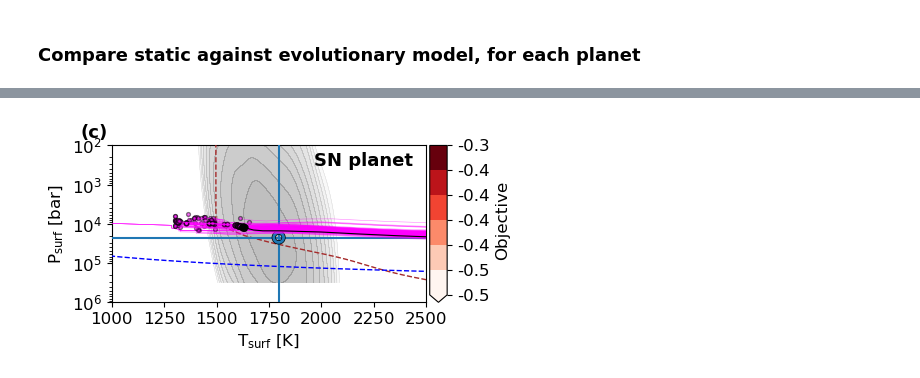
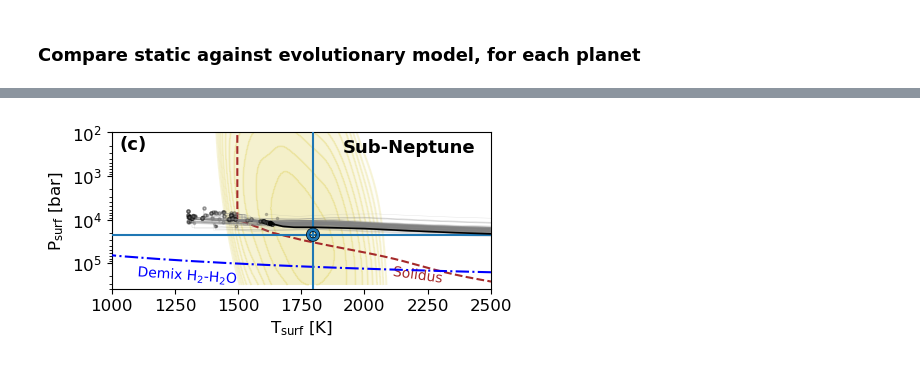
Before and after one commit to nichollsh/proteus_analysis, a Jupyter notebook: bayesopt_static.ipynb, the cells around one changed output, grey strips where cells are left out. Cells and saved outputs as stored; diff of their text form; code cells hidden in the pictures.

Commit message:
plots

```diff
--- a/bayesopt_static.ipynb
+++ b/bayesopt_static.ipynb
@@ -489,7 +494,7 @@ WARNING:root:Too few points to create valid contours
 KDE_ALPHA_MIN = 0.05
 KDE_ALPHA_MAX = 0.50
 
-def _kde2d(ax, x, y, log_x=False, log_y=False, n_levels=5, zorder=1, col='grey'):
+def _kde2d(ax, x, y, log_x=False, log_y=False, n_levels=5, zorder=1, col='grey', label=None):
     """2D KDE contours with independent log/linear transform per axis."""
     xd = np.log10(np.asarray(x, float)) if log_x else np.asarray(x, float)
     yd = np.log10(np.asarray(y, float)) if log_y else np.asarray(y, float)
@@ -523,17 +528,19 @@ def _kde2d(ax, x, y, log_x=False, log_y=False, n_levels=5, zorder=1, col='grey')
             alpha=alphas[k],
             zorder=zorder,
         )  # noqa: F405
-    ax.contour(
+    cont = ax.contour(
         Xp,
         Yp,
         Zi,
         levels=levels,
         colors=[col],  # noqa: F405
-        linecolors=['k'],
-        linewidths=0.3,
         alpha=0.30,
         zorder=zorder,
     )
+
+    patch= ax.add_patch(mpl.patches.Rectangle((np.median(Xp), np.median(Yp)), 0.0, 0.0, alpha=KDE_ALPHA_MAX,facecolor=col,label=label))
+
+    return patch
 # %%
 iplt =0
 
@@ -564,7 +571,7 @@ def comp_evol_stat(suf):
     ylabel = r"P$_{\rm surf}$ [bar]"
     ykey = "p_surf"; yfmt = "%.2f"
     ymin = 1e2
-    ymax = 1e6
+    ymax = 4e5
 
     fig,ax = plt.subplots(1,1,figsize=(5,2.5))
 
@@ -597,17 +604,18 @@ def comp_evol_stat(suf):
 
     # show mcmc output as KDE
     _kde2d(ax, x, y, log_x=ia.util.varprops[xkey].log, log_y=ia.util.varprops[ykey].log,
-           n_levels=10, zorder=1, col='grey')
+           n_levels=10, zorder=1, col="#e8de88", label="MCMC posterior")
 
     # samples from BO runs
-    obj_min = -0.5
+    obj_min = np.amin([obj for obj in bo_data[suf]["objectives"] if obj > -15])
     obj_max = np.amax(bo_data[suf]["objectives"])
-    cmap = deepcopy(plt.get_cmap("Reds"))
-    boundaries = np.linspace(obj_min, obj_max, 7)
-    norm = mpl.colors.BoundaryNorm(boundaries=boundaries, ncolors=cmap.N)
-    sm = mpl.cm.ScalarMappable(cmap=cmap, norm=norm)
-    cbar = fig.colorbar(sm, ax=ax, label="Objective", pad=0.01, extend='min', aspect=9)
-    cbar.ax.yaxis.set_major_formatter(mpl.ticker.FormatStrFormatter('%+.1f'))
+    print(f"BO objectives range from {obj_min:.3f} to {obj_max:.3f}")
+    # cmap = deepcopy(plt.get_cmap("Reds"))
+    # boundaries = np.linspace(obj_min, obj_max, 7)
+    # norm = mpl.colors.BoundaryNorm(boundaries=boundaries, ncolors=cmap.N)
+    # sm = mpl.cm.ScalarMappable(cmap=cmap, norm=norm)
+    # cbar = fig.colorbar(sm, ax=ax, label="Objective", pad=0.01, extend='min', aspect=9)
+    # cbar.ax.yaxis.set_major_formatter(mpl.ticker.FormatStrFormatter('%+.1f'))
 
     for i in range(len(bo_data[suf]["helps"])):
         hf_all = bo_data[suf]["helps"][i]
@@ -620,31 +628,30 @@ def comp_evol_stat(suf):
         if obj<-15:
             continue
 
-        if obj < obj_min:
-            alpha = 0.5
-            zo = 8
-        else:
-            alpha = max(0.5, 0.9 * (obj - obj_min) / (obj_max - obj_min))
-            zo = 9
-        # color = sm.to_rgba(obj, alpha=alpha)
-        color = 'magenta'
-        ms = 15*alpha
+        alpha = 0.4 * (obj - obj_min) / (obj_max - obj_min)
+        zo = 9
+        color = 'grey'
+        ms = 6*alpha
 
         # is best?
         if bo_data[suf]["is_best"][i]:
             color = 'k'
             alpha = 1.0
             zo = 10
-            ms *= 2
+            ms *= 1.2
+            lbl = "Best fit"
             print(f"    best worker {i} with objective {obj:.3f}")
             print("    final point: "+str(xfmt)%xrun_arr[-1]+", "+str(yfmt)%yrun_arr[-1])
+        else:
+            lbl = ""
 
-        ax.plot(xrun_arr, yrun_arr, lw=0.8*alpha,
+        ax.plot(xrun_arr, yrun_arr, lw=1.2*alpha,
                 color=color, alpha=alpha, zorder=zo)
 
-        ax.scatter(xrun_arr[-1], yrun_arr[-1],  s=ms,
-                   alpha=alpha, color=color, zorder=zo,
-                   edgecolors="k", rasterized=True)
+        # end point
+        ax.plot([xrun_arr[-1]], [yrun_arr[-1]],  markersize=ms,  marker='o',
+                   alpha=alpha, color=color, zorder=zo, lw=2,
+                   markeredgecolor="k", label=lbl)
 
     # ground truth evolution model, loop through rows to make path
     hf_all = ground_truth[suf]["help"]
@@ -654,23 +661,37 @@ def comp_evol_stat(suf):
     ctruth_color = bo_cols[suf]
     xtruth_fin = xtruth_arr[-1]
     ytruth_fin = ytruth_arr[-1]
-    ax.scatter(xtruth_fin, ytruth_fin, color='none', edgecolor=ctruth_color, s=50, zorder=6, lw=2,
+    ax.scatter(xtruth_fin, ytruth_fin, color='none', edgecolor=ctruth_color, s=50, zorder=10, lw=2,
+               label="Ground truth",
                 path_effects=[pe.Stroke(linewidth=3, foreground='k'), pe.Normal()])
-    ax.axhline(y=ytruth_fin, color=ctruth_color, linestyle='-', linewidth=1.5, zorder=5)
-    ax.axvline(x=xtruth_fin, color=ctruth_color, linestyle='-', linewidth=1.5, zorder=5)
+    ax.axhline(y=ytruth_fin, color=ctruth_color, linestyle='-', linewidth=1.5, zorder=9)
+    ax.axvline(x=xtruth_fin, color=ctruth_color, linestyle='-', linewidth=1.5, zorder=9)
     print("Ground truth final: "+str(xfmt)%xtruth_fin+", "+str(yfmt)%ytruth_fin+", "+str(cfmt)%ctruth_arr[-1])
 
     # add melting curves
     meltkeys = {"solidus": "brown"}#, "liquidus": "goldenrod"}
     for (curve, color) in meltkeys.items():
         pmc,tmc = meltcurves[curve]
-        ax.plot(tmc, pmc, linestyle='--', linewidth=1, label=curve.capitalize(), zorder=4, color=color)
+        ax.plot(tmc, pmc, linestyle='--', linewidth=1.5,  zorder=4, color=color)
+        txt_tmp = 2200.0
+        ax.annotate(curve.capitalize(),
+                     xy=(txt_tmp, pmc[np.argmin(np.abs(tmc - txt_tmp))]),
+                    xytext=(2, 0),
+                    textcoords='offset points', ha='center', va='top',
+                    color=color, fontsize=10, rotation=-8,
+                    path_effects=[pe.Stroke(linewidth=1, foreground='w'), pe.Normal()])
 
     # add demixing binodal
     H2O_truth = key_map("vmr_H2O", ground_truth[suf]["help"].iloc[-1])
     tdm = calc_Tdemix(pmc, H2O_truth)
-    ax.plot(tdm, pmc, linestyle='--', linewidth=1, color='blue',
-            label=r"Demix H$_2$-H$_2$O", zorder=4)
+    ax.plot(tdm, pmc, linestyle='-.', linewidth=1.5, color='blue', zorder=4)
+    txt_tmp = 1100.0
+    txt_prs = pmc[np.argmin(np.abs(tdm - txt_tmp))]
+    ax.annotate(r"Demix H$_2$-H$_2$O", xy=(txt_tmp, txt_prs),
+                xytext=(0, -5),
+                textcoords='offset points', ha='left', va='top',
+                color='blue', fontsize=10, rotation=-4,
+                path_effects=[pe.Stroke(linewidth=1, foreground='w'), pe.Normal()])
 
     if ia.util.varprops[xkey].log:
         ax.set_xscale("log")
@@ -687,10 +708,10 @@ def comp_evol_stat(suf):
     ax.set_ylim(ymax, ymin)
 
 
-    fig.text(0.1,0.98, f"({abcd[iplt]})",
-             ha="left", va="top", fontsize=13, fontweight="bold")
-    ax.text(0.96,0.96, suf.upper() + " planet", transform=ax.transAxes,
-            ha="right", va="top", fontsize=13, fontweight="bold")
+    ax.text(0.02,0.98, f"({abcd[iplt]})",  transform=ax.transAxes,
+             ha="left", va="top", fontsize=13, fontweight="bold", zorder=999)
+    ax.text(0.96,0.96, bo_tits[suf], transform=ax.transAxes,
+            ha="right", va="top", fontsize=13, fontweight="bold", zorder=999)
     fig.tight_layout()
 
     if iplt == 0:
@@ -698,7 +719,7 @@ def comp_evol_stat(suf):
                   bbox_to_anchor=(0.5, 1.0), ncol=3,
                   columnspacing=0.8, handlelength=1.2, handletextpad=0.4)
 
-    fig.savefig(os.path.join(outdir_planet, f"{suf}_static.pdf"), dpi=DPI, bbox_inches="tight")
+    fig.savefig(os.path.join(f"output/{suf}_static.pdf"), dpi=DPI, bbox_inches="tight")
     plt.show()
     iplt += 1
 
@@ -729 +753 @@ Ground truth final: 1796.64, 22271.20, 1.92
-[figure, old version]
+[figure, new version]
```
Also changed, not shown: parts of 3 cells of this notebook.
